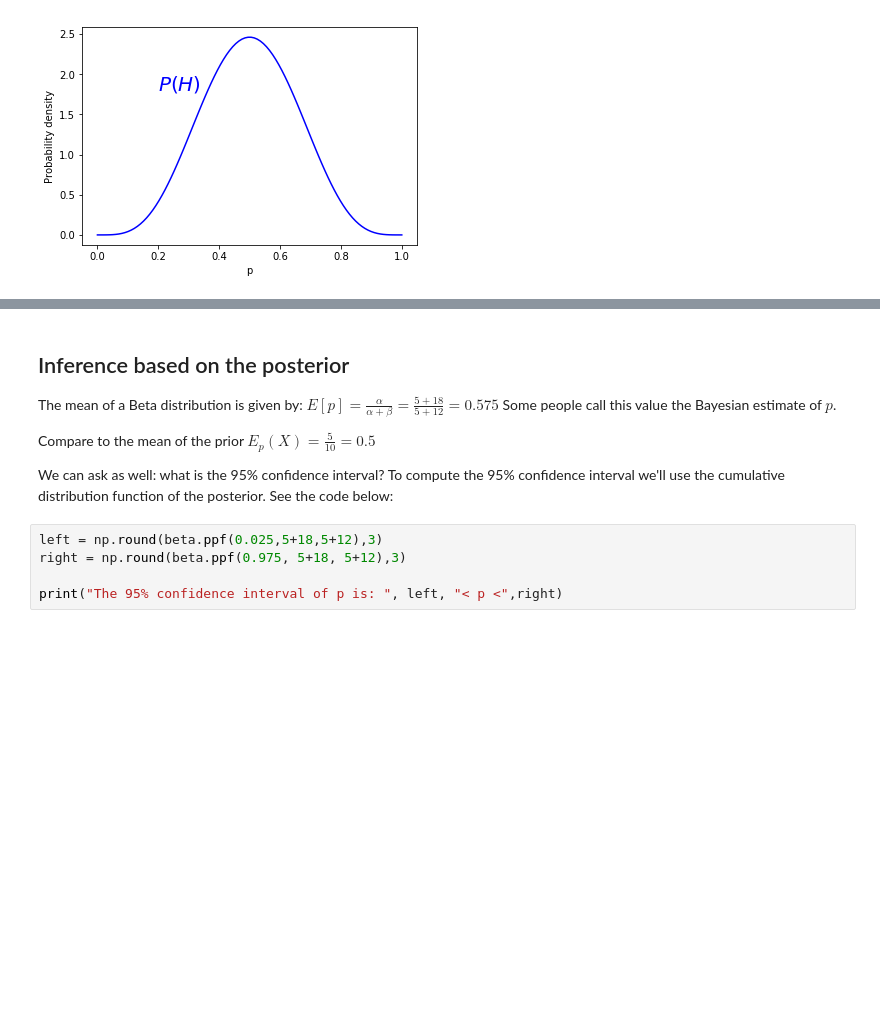
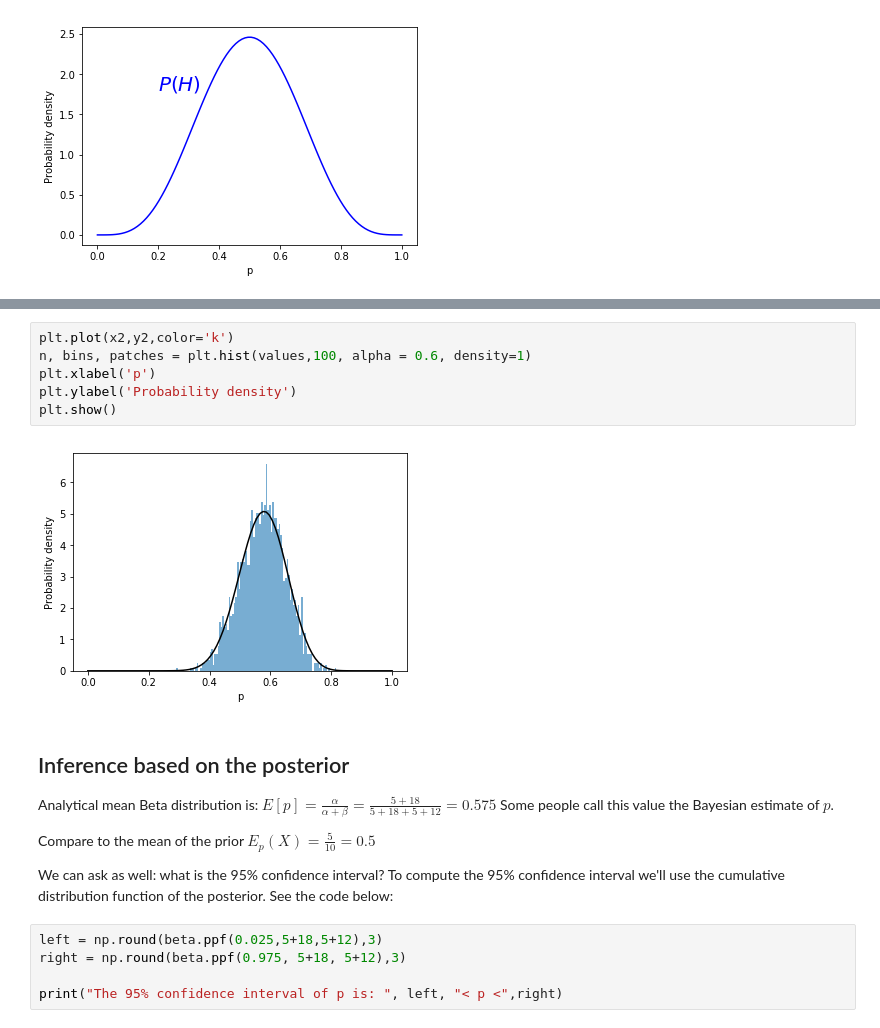
Before and after one commit to antonfadic/DSproject, a Jupyter notebook: part2.ipynb, the cells around one changed output, grey strips where cells are left out. Cells and saved outputs as stored; diff of their text form; blank space fills up the shorter version.

```diff
--- a/part2.ipynb
+++ b/part2.ipynb
@@ -295,7 +215,15 @@ plt.show()
+# %%
+plt.plot(x2,y2,color='k')
+n, bins, patches = plt.hist(values,100, alpha = 0.6, density=1)
+plt.xlabel('p')
+plt.ylabel('Probability density')
+plt.show()
+# %% [output]
+[figure, added]
 # %% [markdown]
 ## Inference based on the posterior
 
-The mean of a Beta distribution is given by: $E[p] = \frac{\alpha}{\alpha + \beta} = \frac{5+18}{5+12} = 0.575$
+Analytical mean Beta distribution is: $E[p] = \frac{\alpha}{\alpha + \beta} = \frac{5+18}{5+18+5+12} = 0.575$
 Some people call this value the Bayesian estimate of $p$.
 
 Compare to the mean of the prior $E_{p}(X) = \frac{5}{10} = 0.5$
```
Also changed, not shown: parts of 14 cells of this notebook, 1 other file.
